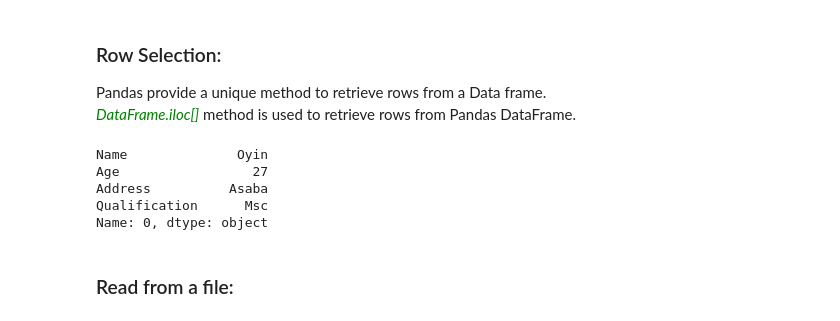
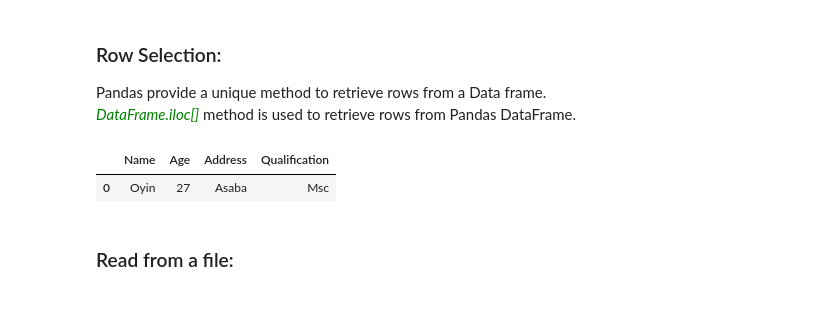
Before and after one commit to mishael-ed/mishaeledCSC102, a Jupyter notebook: WEEK - 6/Week 6 - Python-Pandas-Practice.ipynb, the cells around one changed output. Cells and saved outputs as stored; diff of their text form; code cells hidden in the pictures.

```diff
--- a/WEEK - 6/Week 6 - Python-Pandas-Practice.ipynb
+++ b/WEEK - 6/Week 6 - Python-Pandas-Practice.ipynb
@@ -91,25 +91,22 @@ df[['Name', 'Qualification']]
 Pandas provide a unique method to retrieve rows from a Data frame.<br>
 <i><font color="green">DataFrame.iloc[]</font></i> method is used to retrieve rows from Pandas DataFrame.<br>
 # %%
-import pandas as pg
+import pandas as pd
 
 # Define a dictionary containing employee data
 data = {'Name':['Oyin', 'Mary', 'David', 'Bola'],
         'Age':[27, 24, 22, 32],
         'Address':['Asaba', 'Maiduguri', 'Onitsha', 'Kwara'],
         'Qualification':['Msc', 'MA', 'MCA', 'Phd']}
 
 # Convert the dictionary into DataFrame
 df = pd.DataFrame(data)
 
 # select first row
-df.iloc[0]
+df.iloc[[0]]
 # %% [output]
-Name              Oyin
-Age                 27
-Address          Asaba
-Qualification      Msc
-Name: 0, dtype: object
+|  | Name | Age | Address | Qualification |
+| 0 | Oyin | 27 | Asaba | Msc |
 # %% [markdown]
 ### Read from a file:
 # %%
```
Also changed, not shown: parts of 2 cells of this notebook, 8 other files.
